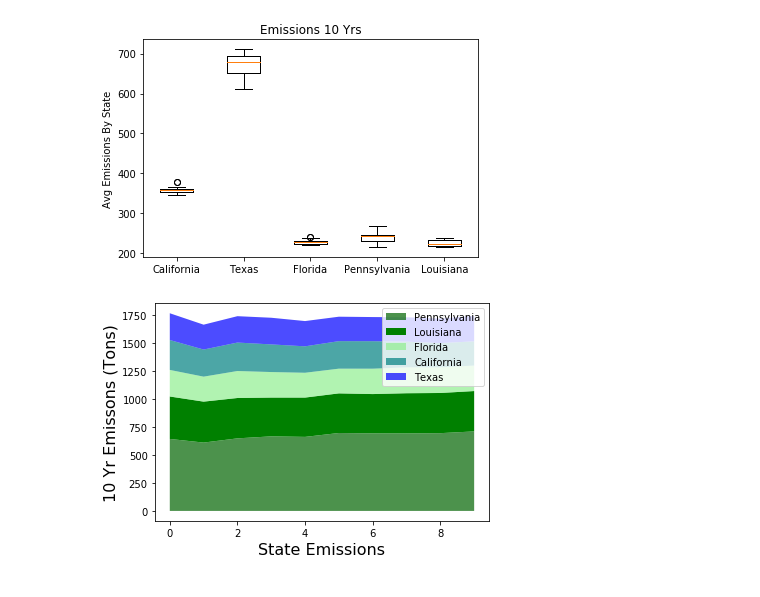
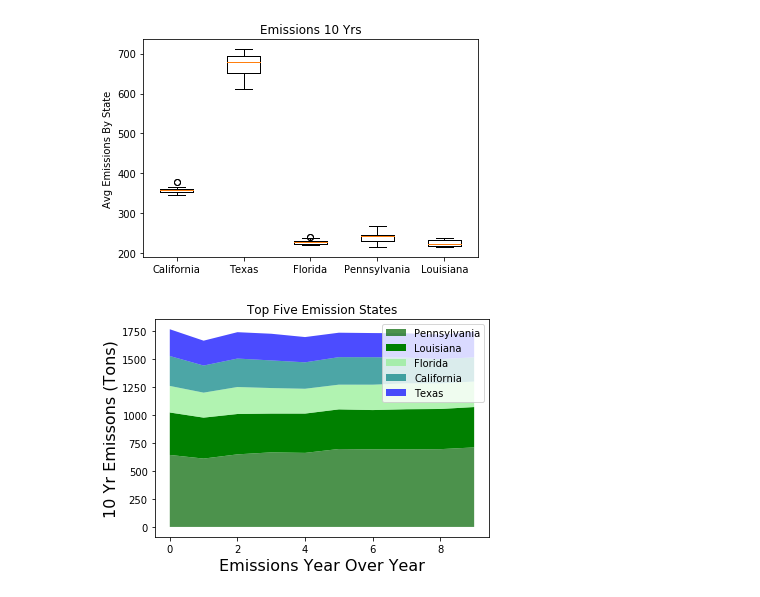
Before and after one commit to Asia-Hewett/solar_v_emissions_project, a Jupyter notebook: statepop_vs_airqual.ipynb, the cells around one changed output. Drawn from its saved outputs; the diff is of its cells as text; code cells hidden in the pictures.

```diff
--- a/statepop_vs_airqual.ipynb
+++ b/statepop_vs_airqual.ipynb
@@ -89,25 +90,24 @@ final_st_df
 # # I'm curious to see the averages for the emissions data over each year
 # # I would also like to plot it by state...
 
-# emissions['total'] = emissions.sum(axis=1)
-# ttl_emissions = emissions.drop(emissions.index[7])
-# ttl_emissions
+emissions['total'] = emissions.sum(axis=1)
+ttl_emissions = emissions.drop(emissions.index[7])
+ttl_emissions
 
 # # For some reason DC was giving me errors so I dropped it from both datasets
 
-# x_axis = np.arange(len(ttl_emissions))
-# tick_locations = [value for value in x_axis]
-# plt.figure(figsize=(50,8))
-# plt.bar(x_axis, ttl_emissions["total"], color='red', alpha=0.75, align="center")
-# plt.xticks(tick_locations, ttl_emissions["abbrev"], fontsize='30')
-# plt.xlim(-0.75, len(x_axis))
-# plt.ylim(0, max(ttl_emissions["total"]))
-# plt.tight_layout()
-# plt.title("Total Per State")
-# plt.xlabel("State")
-# plt.ylabel("Emissions (2007-2017)")
-# matplotlib.rcParams.update({'font.size': 40})
-# plt.show()
+x_axis = np.arange(len(ttl_emissions))
+tick_locations = [value for value in x_axis]
+plt.figure(figsize=(50,8))
+plt.bar(x_axis, ttl_emissions["total"], color='red', alpha=0.75, align="center")
+plt.xticks(tick_locations, ttl_emissions["abbrev"], fontsize='30')
+plt.xlim(-0.75, len(x_axis))
+plt.ylim(0, max(ttl_emissions["total"]))
+plt.tight_layout()
+plt.title("Total Per State")
+plt.xlabel("State")
+plt.ylabel("Emissions (2007-2017)")
+plt.show()
 
 # So there are quite a few states that threw me for a loop
 # I expected California to be the highest poluter since it has the highest population, but Texas is...
@@ -115,6 +117,6 @@ final_st_df
 # %%
 # I had to make another column to match the data limits for this bar plot
-# clean_df['per 10'] = round((clean_df['population'])/10000, 2)
+clean_df['per 10000'] = round((clean_df['population'])/10000, 2)
 # %%
 # I am trying to make a grouped bar chart to compare both to one another
 # The plot is too narrow
@@ -157,7 +160,7 @@ final_st_df
 # These are the emissions rates over 10 years for those five states
 all_df = pd.merge(state_emissions, clean_df, on='abbrev', how='outer')
 five_st_emissions = all_df.set_index('abbrev')
-cl_st_emissions = five_st_emissions.drop(['state', 'population'], axis=1)
+cl_st_emissions = five_st_emissions.drop(['state', 'population', 'per 10000'], axis=1)
 cl_st_emissions.dropna(axis="rows", how="any", inplace=True)
 
 ca_st_emissions = cl_st_emissions.loc['CA']
@@ -237,7 +239,7 @@ high_emis_sts = clean_df.loc[clean_df["state"].isin(['California', 'Texas', 'Flo
 
 high_df = pd.merge(highest_emitters, high_emis_sts, on='abbrev', how='outer')
 high_st_emissions = high_df.set_index('abbrev')
-final_st_df = high_st_emissions.drop(['state', 'population'], axis=1)
+final_st_df = high_st_emissions.drop(['state', 'population', 'total', 'per 10000'], axis=1)
 final_st_df.dropna(axis="rows", how="any", inplace=True)
 
 ca_st_emissions = cl_st_emissions.loc['CA']
@@ -272,28 +274,29 @@ plt.show
 # %%
 # I'd like to try a stacked area plot
 
 y = np.row_stack((texas, california, florida, pennsylvania, louisiana))
 
 x = np.arange(10)
 y_stack = np.cumsum(y, axis=0)
 
 fig = plt.figure()
 ax1 = fig.add_subplot(111)
 
 p1 = ax1.fill_between(x, 0, y_stack[0,:], facecolor="darkgreen", alpha=.7)
 p2 = ax1.fill_between(x, y_stack[0,:], y_stack[1,:], facecolor="green", alpha=1)
 p3 = ax1.fill_between(x, y_stack[1,:], y_stack[2,:], facecolor="lightgreen", alpha=.7)
 p4 = ax1.fill_between(x, y_stack[2,:], y_stack[3,:], facecolor="teal", alpha=.7)
 p5 = ax1.fill_between(x, y_stack[3,:], y_stack[4,:], facecolor="blue", alpha=.7)
 
-plt.xlabel('State Emissions', fontsize=16)
+plt.xlabel('Emissions Year Over Year', fontsize=16)
 plt.ylabel('10 Yr Emissons (Tons)', fontsize=16)
+plt.title('Top Five Emission States')
 
 plt.legend([p1, p2, p3, p4, p5], ['Pennsylvania', 'Louisiana', 'Florida', 'California', 'Texas'])
 bbox_to_anchor=(1, 1)
 
 plt.savefig(f"output/five_highest_emissions.png")
 
 plt.show()
 # %% [output]
-[figure, old version]
+[figure, new version]
```
Also changed, not shown: parts of 4 cells of this notebook, 3 other files.
